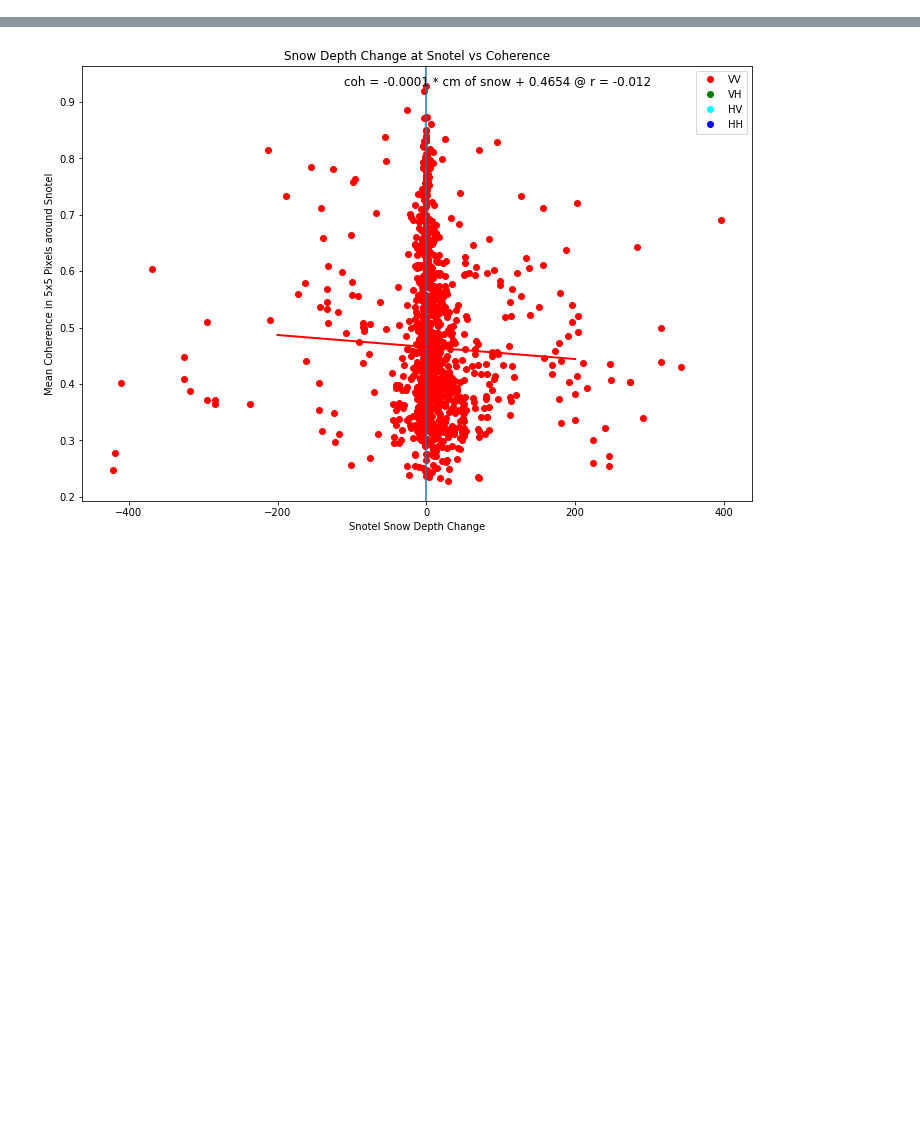
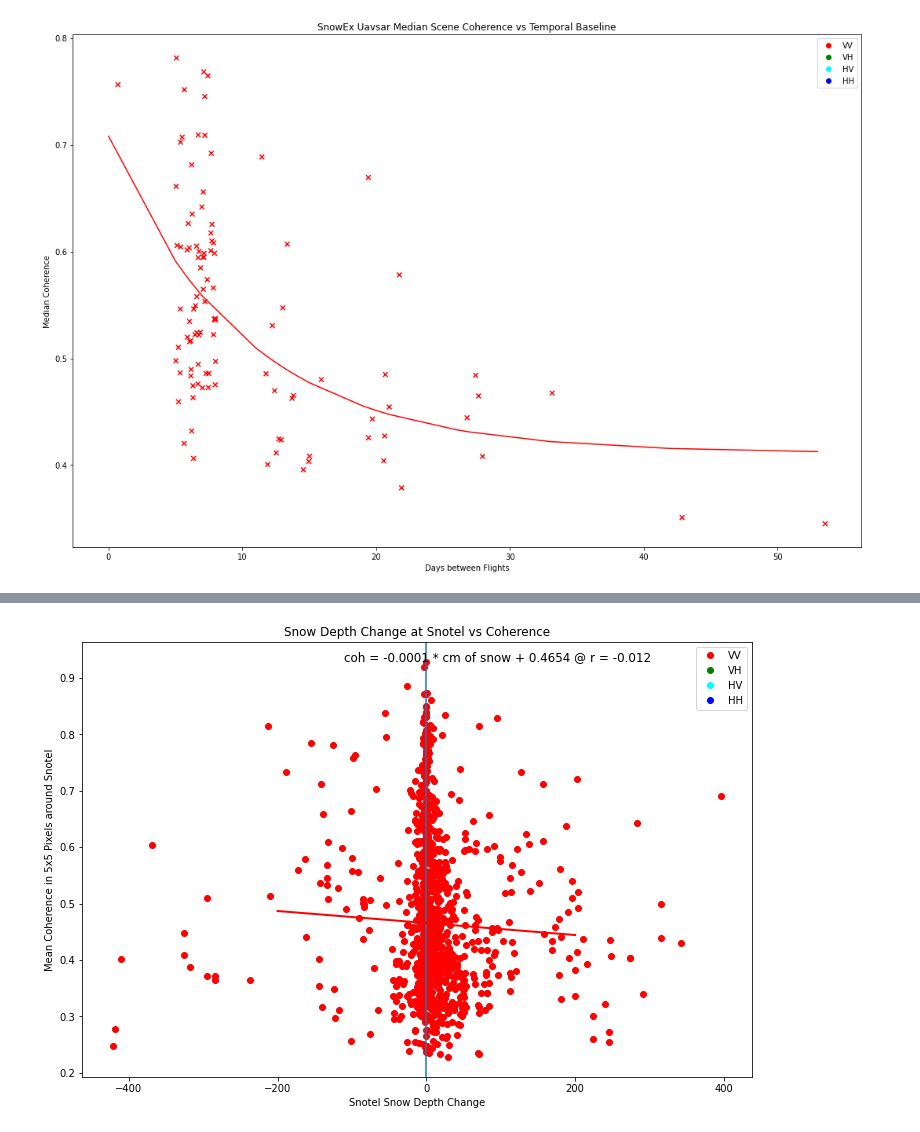
Before and after one commit to ZachHoppinen/uavsar, a Jupyter notebook: src/coherence/coherence_visualization.ipynb, the cells around one changed output, grey strips where cells are left out. Saved outputs shown, nothing was run; the diff lists cells and outputs as text; code cells hidden in the pictures; blank space fills up the shorter version.

```diff
--- a/src/coherence/coherence_visualization.ipynb
+++ b/src/coherence/coherence_visualization.ipynb
@@ -60,0 +72,35 @@ plt.savefig(join(fig_dir, 'time_pol_coh.png'), dpi = 300)
+# %%
+with open(expanduser('~/uavsar/results/time_coh/res_df_full'), 'rb') as f:
+    res = pickle.load(f)
+res = res[res.pol == 'VV']
+# res = res[(res.pol == 'VH') | (res.pol == 'HH')]
+pol_cs = [pol_cols[i] for i in res.pol]
+f, ax = plt.subplots(figsize = (18,12))
+jitter = np.random.random(len(res.diff_dt))
+# plt.vlines(x = res.diff_dt + jitter, ymin = res['coh_25'], ymax = res['coh_75'], colors = pol_cs, alpha = 0.3)
+plt.scatter(x = res.diff_dt + jitter, y = res.median_coh, marker = 'x', c = pol_cs)
+# plt.xscale('log')
+
+# The following two lines generate custom fake lines that will be used as legend entries:
+markers = [plt.Line2D([0,0],[0,0],color=color, marker='o', linestyle='') for color in pol_cols.values()]
+plt.legend(markers, pol_cols.keys(), numpoints=1)
+i = 0
+for pol in np.unique(res.pol.values):
+# # Add lm text
+#     s, lm = lm_text(res[res.pol == pol].diff_dt, y = res[res.pol == pol].median_coh)
+#     s = f'{pol}: ' + s
+#     plt.text(0.85, 0.98 - i, s, ha='right', va='top', transform=ax.transAxes, fontdict = {'size': 12})
+#     i += 0.02
+
+#     x, y = lm_line(lm, (0, 55))
+#     plt.plot(x,y, color = pol_cols[pol], linewidth = 2)
+    sub = res[res.pol == pol].sort_values('diff_dt')
+    plot_exp(sub.diff_dt.values, sub.median_coh.values, ax, line_color = pol_cols[pol])
+
+plt.xlabel('Days between Flights')
+plt.ylabel('Median Coherence')
+plt.title('SnowEx Uavsar Median Scene Coherence vs Temporal Baseline')
+# plt.xlim(4,9)
+plt.savefig(join(fig_dir, 'time_pol_coh.png'), dpi = 300)
+# %% [output]
+[figure, added]
```
Also changed, not shown: parts of 4 cells of this notebook, 4 other files.
